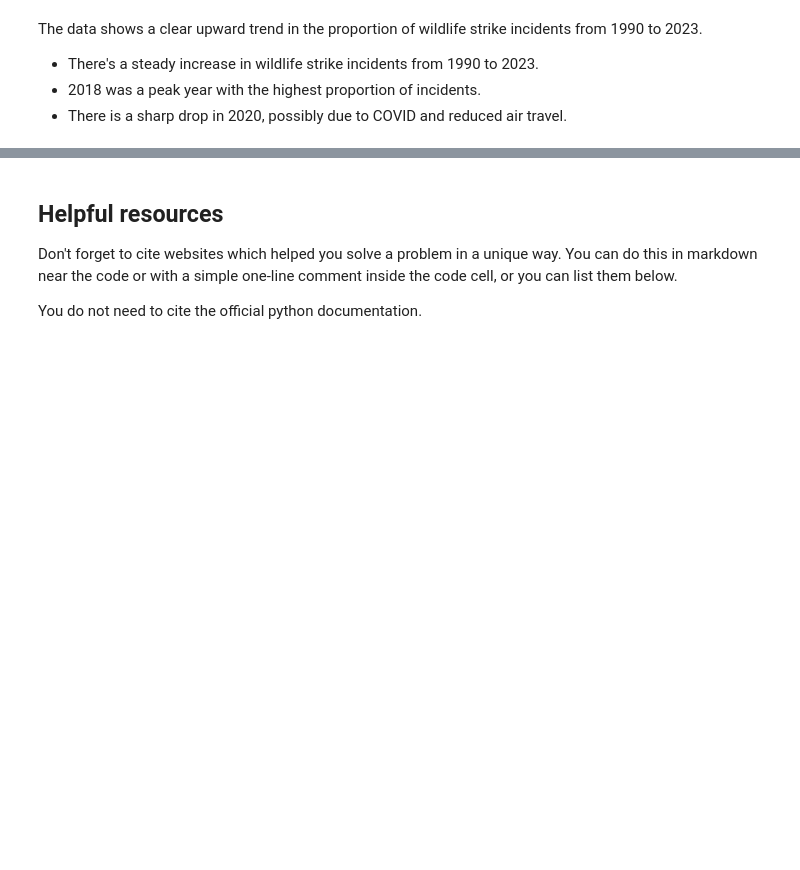
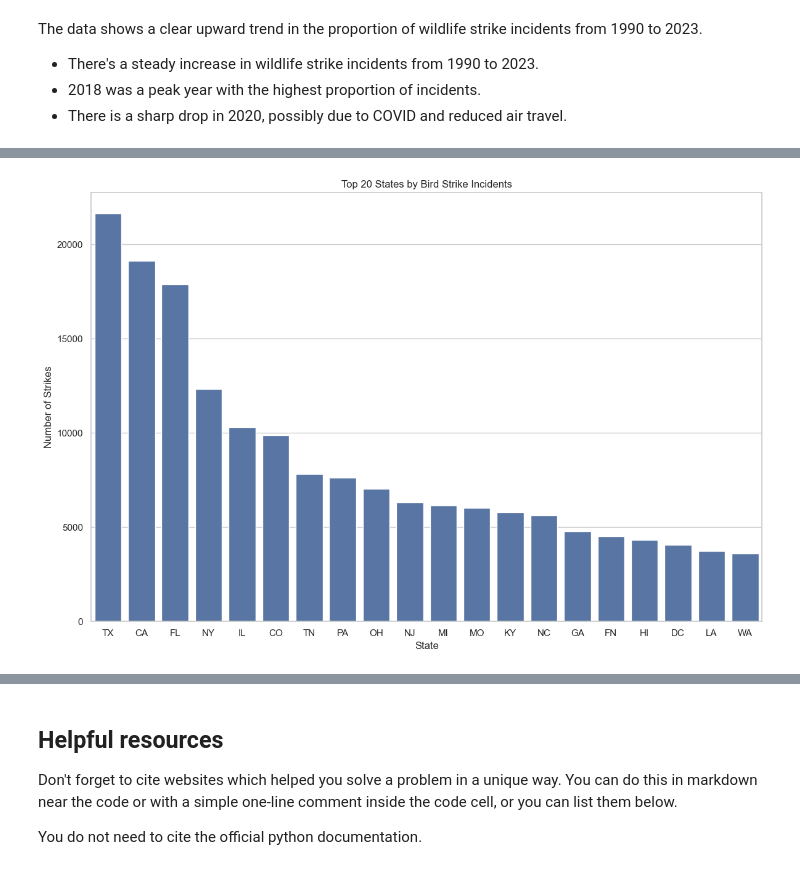
Before and after one commit to DavidYu75/ds3000-assignments, a Jupyter notebook: DS_Practicum_2.ipynb, the cells around one changed output, grey strips where cells are left out. Cells and saved outputs as stored; diff of their text form; code cells hidden in the pictures; blank space fills up the shorter version.

```diff
--- a/DS_Practicum_2.ipynb
+++ b/DS_Practicum_2.ipynb
@@ -274,0 +278,7 @@ The data shows a clear upward trend in the proportion of wildlife strike inciden
+# %%
+state_distribution = bird_strike_df['STATE'].value_counts().reset_index()
+state_distribution.columns = ['State', 'Number of Strikes']
+
+top_20_states = state_distribution.head(20)
+print("Top 20 States with the Most Bird Strikes:")
+print(top_20_states)
@@ -274,0 +303,10 @@ The data shows a clear upward trend in the proportion of wildlife strike inciden
+# %%
+plt.figure(figsize=(12, 8))
+sns.barplot(x='State', y='Number of Strikes', data=top_20_states)
+plt.title('Top 20 States by Bird Strike Incidents')
+plt.xlabel('State')
+plt.ylabel('Number of Strikes')
+plt.tight_layout()
+plt.show()
+# %% [output]
+[figure, added]
```
Also changed, not shown: parts of 8 cells of this notebook.
